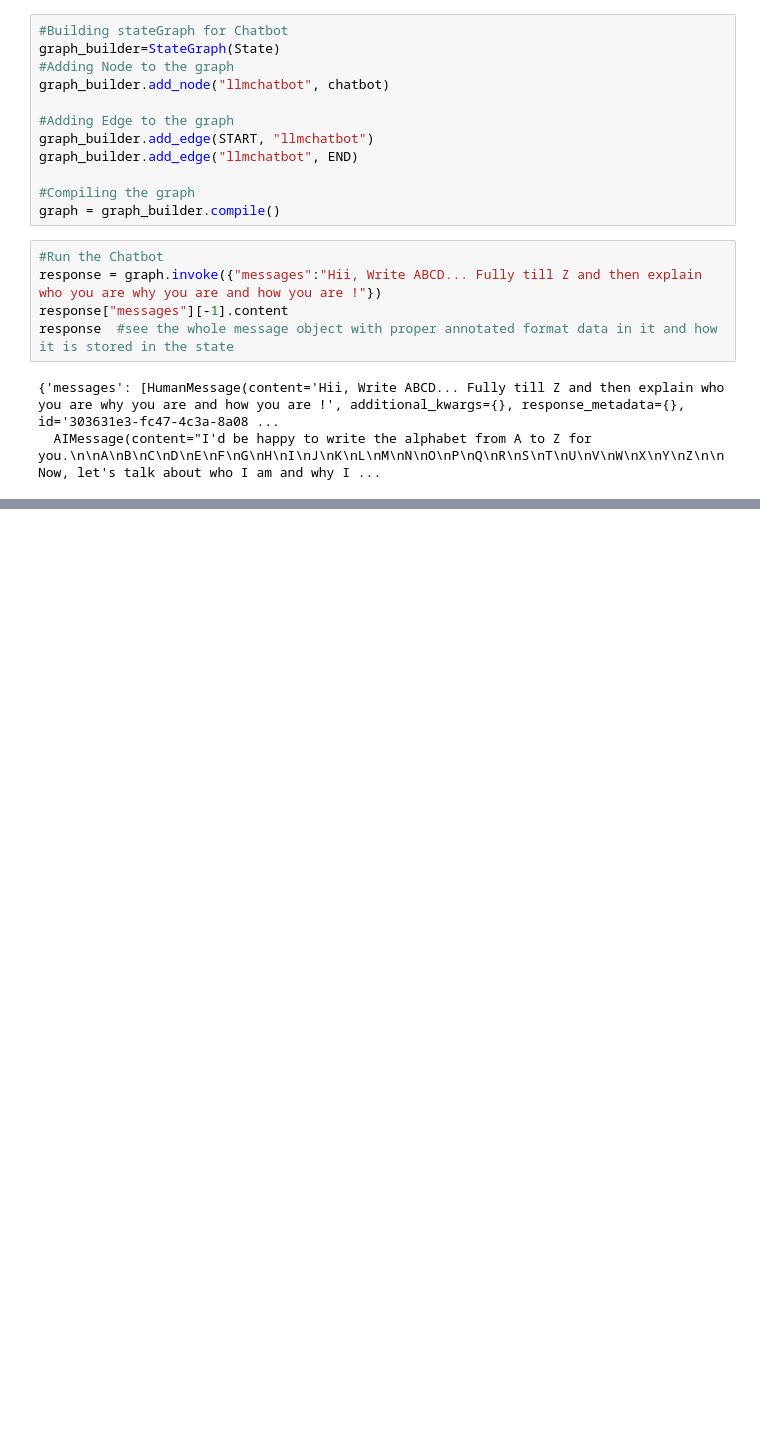
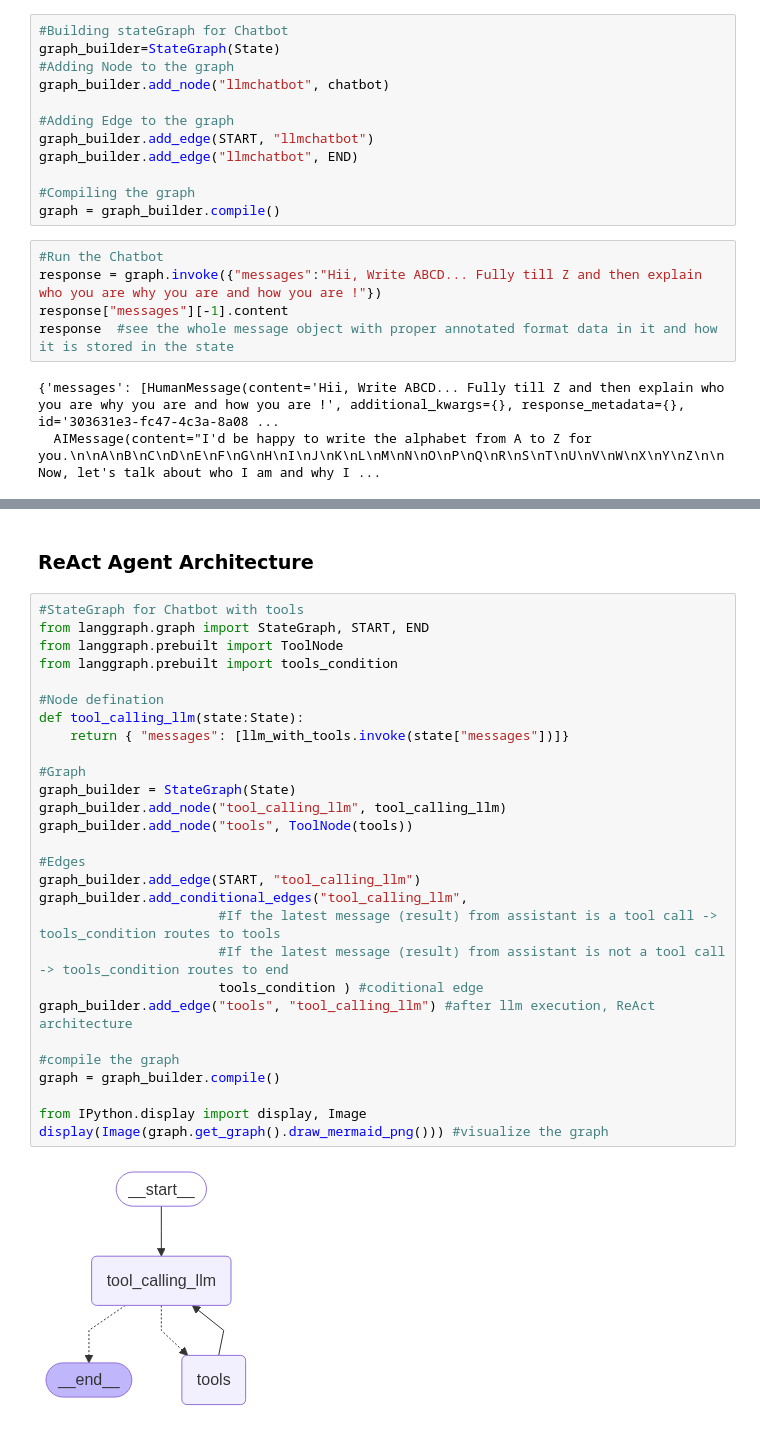
Before and after one commit to Tushar292004/AgenticAI, a Jupyter notebook: 1-BasicChatbot/1-basicchatbot.ipynb, the cells around one changed output, grey strips where cells are left out. Saved outputs shown, nothing was run; the diff lists cells and outputs as text; blank space fills up the shorter version.

```diff
--- a/1-BasicChatbot/1-basicchatbot.ipynb
+++ b/1-BasicChatbot/1-basicchatbot.ipynb
@@ -56,0 +225,32 @@ response  #see the whole message object with proper annotated format data in it
+# %% [markdown]
+### ReAct Agent Architecture
+# %%
+#StateGraph for Chatbot with tools
+from langgraph.graph import StateGraph, START, END
+from langgraph.prebuilt import ToolNode
+from langgraph.prebuilt import tools_condition
+
+#Node defination
+def tool_calling_llm(state:State):
+    return { "messages": [llm_with_tools.invoke(state["messages"])]}
+
+#Graph
+graph_builder = StateGraph(State)
+graph_builder.add_node("tool_calling_llm", tool_calling_llm)
+graph_builder.add_node("tools", ToolNode(tools))
+
+#Edges
+graph_builder.add_edge(START, "tool_calling_llm")
+graph_builder.add_conditional_edges("tool_calling_llm",
+                       #If the latest message (result) from assistant is a tool call -> tools_condition routes to tools
+                       #If the latest message (result) from assistant is not a tool call -> tools_condition routes to end
+                       tools_condition ) #coditional edge
+graph_builder.add_edge("tools", "tool_calling_llm") #after llm execution, ReAct architecture
+
+#compile the graph
+graph = graph_builder.compile()
+
+from IPython.display import display, Image
+display(Image(graph.get_graph().draw_mermaid_png())) #visualize the graph
+# %% [output]
+[figure, added]
```
Also changed, not shown: parts of 13 cells of this notebook, 4 other files.
